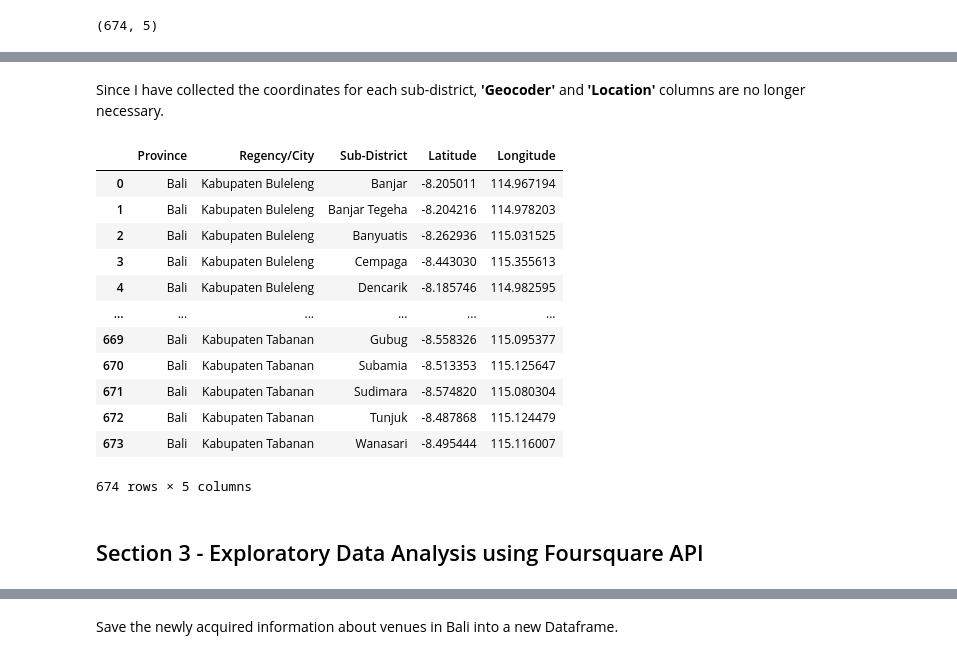
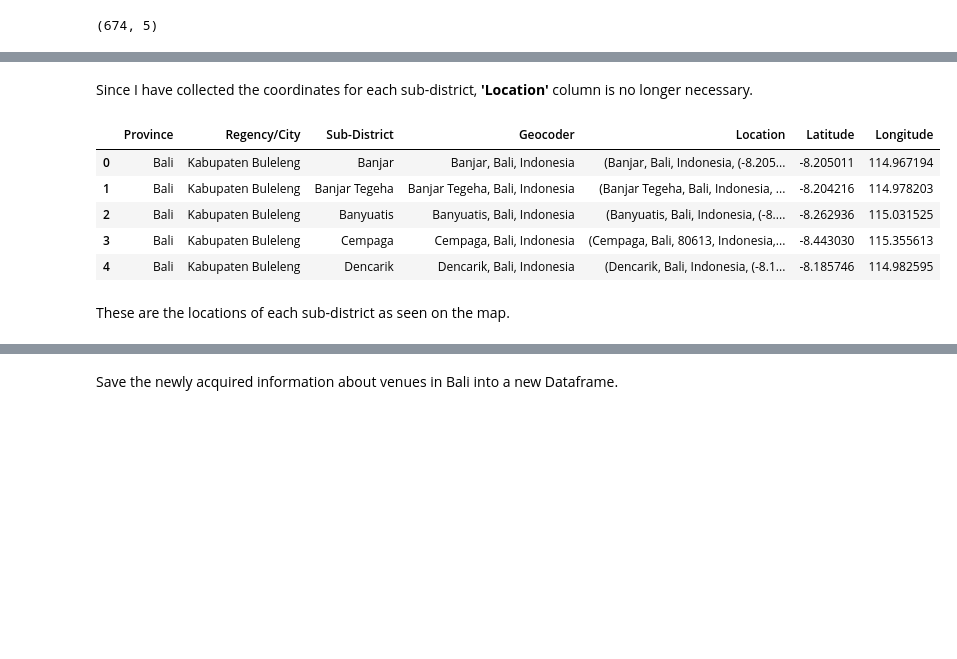
Before and after one commit to jonando93/Coursera_Capstone, a Jupyter notebook: Capstone Project Notebook.ipynb, the cells around one changed output, grey strips where cells are left out. Saved outputs shown, nothing was run; the diff lists cells and outputs as text; code cells hidden in the pictures; blank space fills up the shorter version.

```diff
--- a/Capstone Project Notebook.ipynb
+++ b/Capstone Project Notebook.ipynb
@@ -312,5 +313,5 @@ bali_df.head()
 # %%
 # Using Nominatim geocoder API
 geolocator = Nominatim(user_agent='chris_p_bacon') #crispy bacon! xD
-geocode = RateLimiter(geolocator.geocode, min_delay_seconds=1)
+geocode = geolocator.geocode
 bali_df['Location'] = bali_df['Geocoder'].apply(geocode)
@@ -376,23 +344,17 @@ See the caveats in the documentation: https://pandas.pydata.org/pandas-docs/stab
 # Reset index
 bali_df = bali_df.reset_index(drop=True)
 # %% [markdown]
-Since I have collected the coordinates for each sub-district, **'Geocoder'** and **'Location'** columns are no longer necessary.
+Since I have collected the coordinates for each sub-district, **'Location'** column is no longer necessary.
 # %%
 # Drop 'Geocoder' and 'Location' columns
-bali_df.drop(columns=['Geocoder', 'Location'])
+bali_df.drop(columns=['Location'])
+bali_df.head()
 # %% [output]
-|  | Province | Regency/City | Sub-District | Latitude | Longitude |
-| 0 | Bali | Kabupaten Buleleng | Banjar | -8.205011 | 114.967194 |
-| 1 | Bali | Kabupaten Buleleng | Banjar Tegeha | -8.204216 | 114.978203 |
-| 2 | Bali | Kabupaten Buleleng | Banyuatis | -8.262936 | 115.031525 |
-| 3 | Bali | Kabupaten Buleleng | Cempaga | -8.443030 | 115.355613 |
-| 4 | Bali | Kabupaten Buleleng | Dencarik | -8.185746 | 114.982595 |
-| ... | ... | ... | ... | ... | ... |
-| 669 | Bali | Kabupaten Tabanan | Gubug | -8.558326 | 115.095377 |
-| 670 | Bali | Kabupaten Tabanan | Subamia | -8.513353 | 115.125647 |
-| 671 | Bali | Kabupaten Tabanan | Sudimara | -8.574820 | 115.080304 |
-| 672 | Bali | Kabupaten Tabanan | Tunjuk | -8.487868 | 115.124479 |
-| 673 | Bali | Kabupaten Tabanan | Wanasari | -8.495444 | 115.116007 |
+|  | Province | Regency/City | Sub-District | Geocoder | Location | Latitude | Longitude |
+| 0 | Bali | Kabupaten Buleleng | Banjar | Banjar, Bali, Indonesia | (Banjar, Bali, Indonesia, (-8.205... | -8.205011 | 114.967194 |
+| 1 | Bali | Kabupaten Buleleng | Banjar Tegeha | Banjar Tegeha, Bali, Indonesia | (Banjar Tegeha, Bali, Indonesia, ... | -8.204216 | 114.978203 |
+| 2 | Bali | Kabupaten Buleleng | Banyuatis | Banyuatis, Bali, Indonesia | (Banyuatis, Bali, Indonesia, (-8.... | -8.262936 | 115.031525 |
+| 3 | Bali | Kabupaten Buleleng | Cempaga | Cempaga, Bali, Indonesia | (Cempaga, Bali, 80613, Indonesia,... | -8.443030 | 115.355613 |
+| 4 | Bali | Kabupaten Buleleng | Dencarik | Dencarik, Bali, Indonesia | (Dencarik, Bali, Indonesia, (-8.1... | -8.185746 | 114.982595 |
-674 rows × 5 columns
-# %% [markdown]
-## Section 3 - Exploratory Data Analysis using Foursquare API
+# %% [markdown]
+These are the locations of each sub-district as seen on the map.
```
Also changed, not shown: parts of 21 cells of this notebook.
